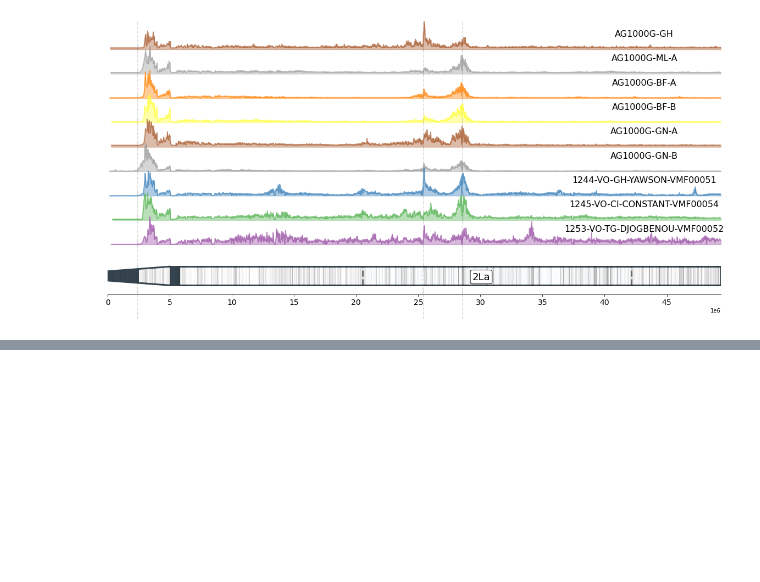
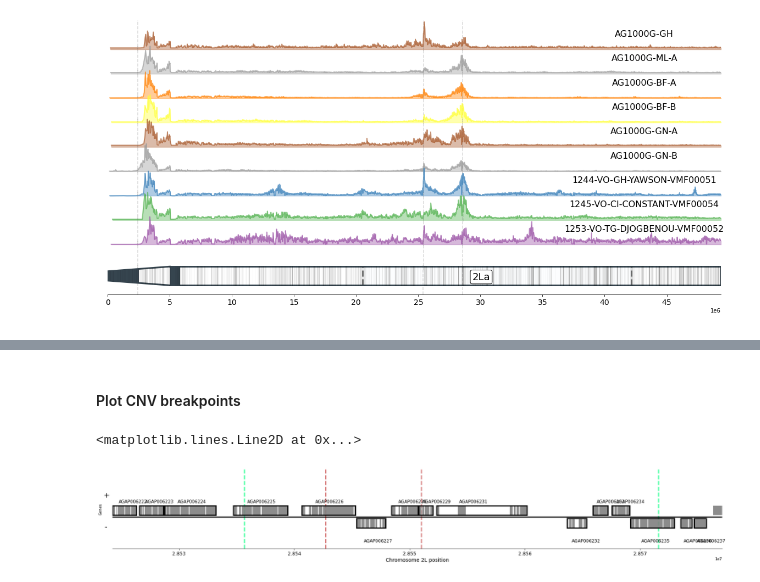
Before and after one commit to sanjaynagi/locusPocus, a Jupyter notebook: workflow/notebooks/Figure1 - GWSS, diagram, expression.ipynb, the cells around one changed output, grey strips where cells are left out. Cells and saved outputs as stored; diff of their text form; code cells hidden in the pictures; blank space fills up the shorter version.

```diff
--- a/workflow/notebooks/Figure1 - GWSS, diagram, expression.ipynb
+++ b/workflow/notebooks/Figure1 - GWSS, diagram, expression.ipynb
@@ -250,12 +251,12 @@ for axes in ax:
 # %% [output]
 [figure]
 # %%
-def plotGenes(ax, start=28524224, stop=28_555_000):
+def plotGenes(ax, start=28_524_224, stop=28_551_000, contig='2L'):
 
     gff3 = allel.gff3_to_dataframe("/home/sanj/projects/IR/rna-seq-busia/resources/reference/Anopheles-gambiae-PEST_BASEFEATURES_AgamP4.12.gff3", attributes=['ID', 'Parent'])
     gff3 = gff3.query("start > @start & end < @stop")
-    genegff = gff3.query("type == 'gene' & seqid == '2L'")
-    locgff = gff3.query("type == 'exon' & seqid == '2L'")
+    genegff = gff3.query("type == 'gene' & seqid == @contig")
+    locgff = gff3.query("type == 'exon' & seqid == @contig")
 
     min_= locgff.start.min()
     max_ = locgff.end.max()
@@ -263,10 +264,15 @@ def plotGenes(ax, start=28524224, stop=28_555_000):
     ax.set_xlim(min_, max_)
     ax.set_ylim(-0.5, 2)
     ax.axhline(0.5, color='k', linewidth=3)
-    ax.set_yticks(ticks=[0.2,1.2], labels=['-', '+'], size=20)
+    ax.set_yticks(ticks=[0.2,1.2], labels=['- ', '+'], size=20)
+    ax.tick_params(top=False,
+               left=False,
+               right=False,
+               labelleft=True,
+               labelbottom=True)
     ax.tick_params(axis='x', which='major', labelsize=13)
     ax.set_ylabel("Genes")
-    ax.set_xlabel("Chromosome 2L position", fontdict={'fontsize':14})
+    ax.set_xlabel(f"Chromosome {contig} position", fontdict={'fontsize':14})
 
     for _, exon in locgff.iterrows():
         start, end = exon[['start', 'end']]
@@ -359,0 +404,16 @@ plt.xticks(rotation=90)
+# %% [markdown]
+#### Plot CNV breakpoints
+# %%
+moshi_dup_start, moshi_dup_end = 28535653, 28571586
+gaard_dup_start, gaard_dup_end = 28542695, 28551033
+# %%
+fig, ax1 = plt.subplots(1,1, figsize=[30,4])
+plotGenes(ax=ax1, stop=28_579_000)
+sns.despine(ax=ax1, left=True, bottom=False, right=True, top=True)
+ax1.axvline(moshi_dup_start, ls='--',lw=3, c='springgreen', alpha=0.8, clip_on=False, zorder=0)
+ax1.axvline(moshi_dup_end,ls='--',lw=3, c='springgreen', alpha=0.8,  clip_on=False, zorder=0)
+ax1.axvline(gaard_dup_start, ls='--',lw=3, c='indianred', alpha=0.8,  clip_on=False, zorder=0)
+ax1.axvline(gaard_dup_end, ls='--',lw=3, c='indianred', alpha=0.8,  clip_on=False, zorder=0)
+# %% [output]
+<matplotlib.lines.Line2D at 0x...>
+[figure, added]
```
Also changed, not shown: parts of 9 cells of this notebook, 11 other files.
